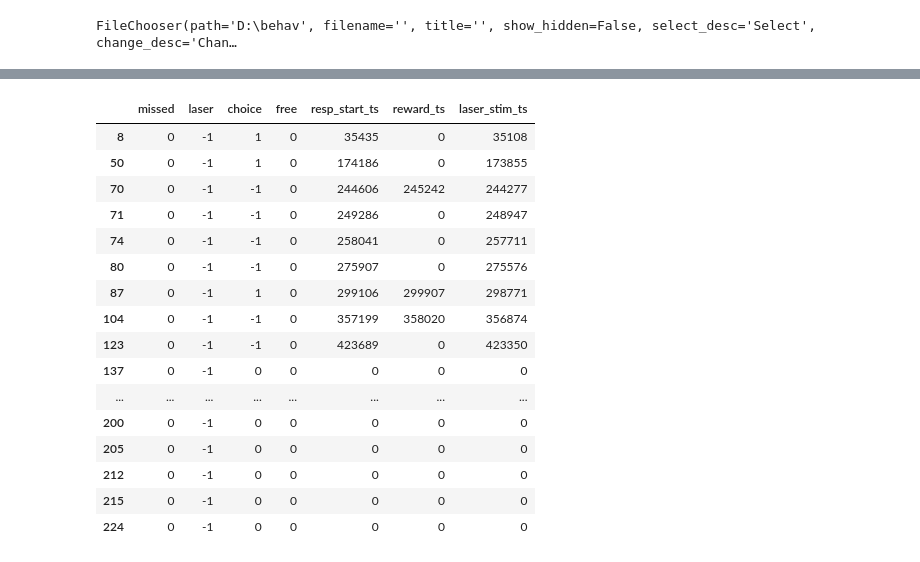
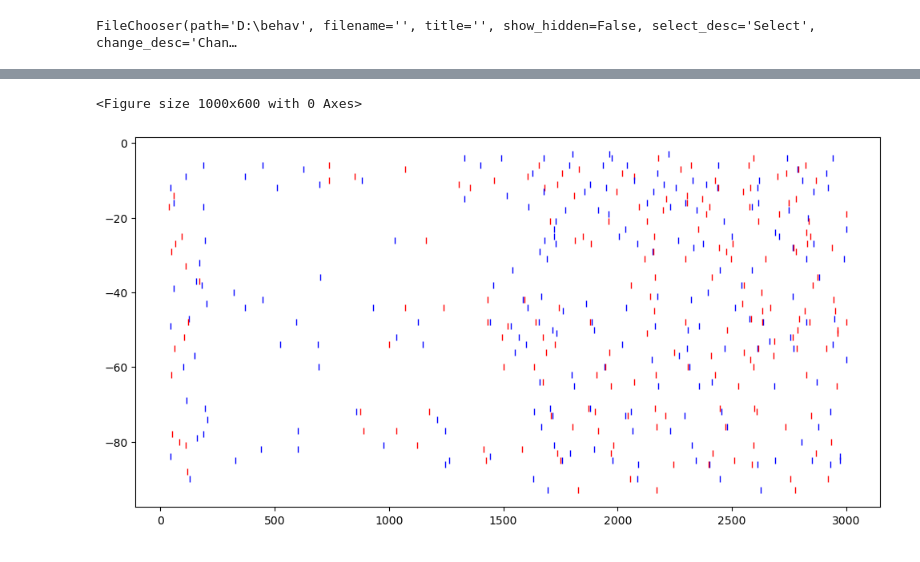
Before and after one commit to st-ts/Ca_pre, a Jupyter notebook: behav_B2_bias.ipynb, the cells around one changed output, grey strips where cells are left out. Cells and saved outputs as stored; diff of their text form; code cells hidden in the pictures.

```diff
--- a/behav_B2_bias.ipynb
+++ b/behav_B2_bias.ipynb
@@ -141,20 +158,41 @@ freq right lick: 1.088235294117647
 # %%
-data_las_no_missed[0:30]
+
+
+# Assuming 'data', 'data_licks_L', and 'data_licks_R' are your DataFrames
+# and they are already loaded
+
+# Filter for trials with laser type 1
+laser_type = 1
+filtered_data = data[data['laser'] == laser_type]
+
+# Plotting
+plt.figure(figsize=(10, 6))
+
+y = 0;
+
+# Create plot with GridSpec
+fig = plt.figure(figsize=(12, 6))
+
+for index, row in filtered_data.iterrows():
+    # Get the time of laser stimulation
+    laser_time = row['laser_stim_ts']
+
+    # Find licks within 4000 ms after laser stimulation
+    licks_L = data_licks_L[(data_licks_L[0] >= laser_time) & (data_licks_L[0] <= laser_time + 3000)]
+    licks_R = data_licks_R[(data_licks_R[0] >= laser_time) & (data_licks_R[0] <= laser_time + 3000)]
+
+    licks_L = licks_L[0].tolist()
+    licks_R = licks_R[0].tolist()
+    #if len(licks_L) > 0:
+    ys_L = [y]*len(licks_L)
+    ys_R = [y]*len(licks_R)
+    y = y-1
+    licks_L = [x - laser_time for x in licks_L]
+    licks_R = [x - laser_time for x in licks_R]
+    plt.plot(licks_L, ys_L,'|',color = 'b')
+    plt.plot(licks_R, ys_R,'|',color = 'r')
+
+plt.show()
 # %% [output]
-|  | missed | laser | choice | free | resp_start_ts | reward_ts | laser_stim_ts |
-| 8 | 0 | -1 | 1 | 0 | 35435 | 0 | 35108 |
-| 50 | 0 | -1 | 1 | 0 | 174186 | 0 | 173855 |
-| 70 | 0 | -1 | -1 | 0 | 244606 | 245242 | 244277 |
-| 71 | 0 | -1 | -1 | 0 | 249286 | 0 | 248947 |
-| 74 | 0 | -1 | -1 | 0 | 258041 | 0 | 257711 |
-| 80 | 0 | -1 | -1 | 0 | 275907 | 0 | 275576 |
-| 87 | 0 | -1 | 1 | 0 | 299106 | 299907 | 298771 |
-| 104 | 0 | -1 | -1 | 0 | 357199 | 358020 | 356874 |
-| 123 | 0 | -1 | -1 | 0 | 423689 | 0 | 423350 |
-| 137 | 0 | -1 | 0 | 0 | 0 | 0 | 0 |
-| ... | ... | ... | ... | ... | ... | ... | ... |
-| 200 | 0 | -1 | 0 | 0 | 0 | 0 | 0 |
-| 205 | 0 | -1 | 0 | 0 | 0 | 0 | 0 |
-| 212 | 0 | -1 | 0 | 0 | 0 | 0 | 0 |
-| 215 | 0 | -1 | 0 | 0 | 0 | 0 | 0 |
-| 224 | 0 | -1 | 0 | 0 | 0 | 0 | 0 |
+<Figure size 1000x600 with 0 Axes>
+[figure, added]
```
Also changed, not shown: parts of 15 cells of this notebook.
